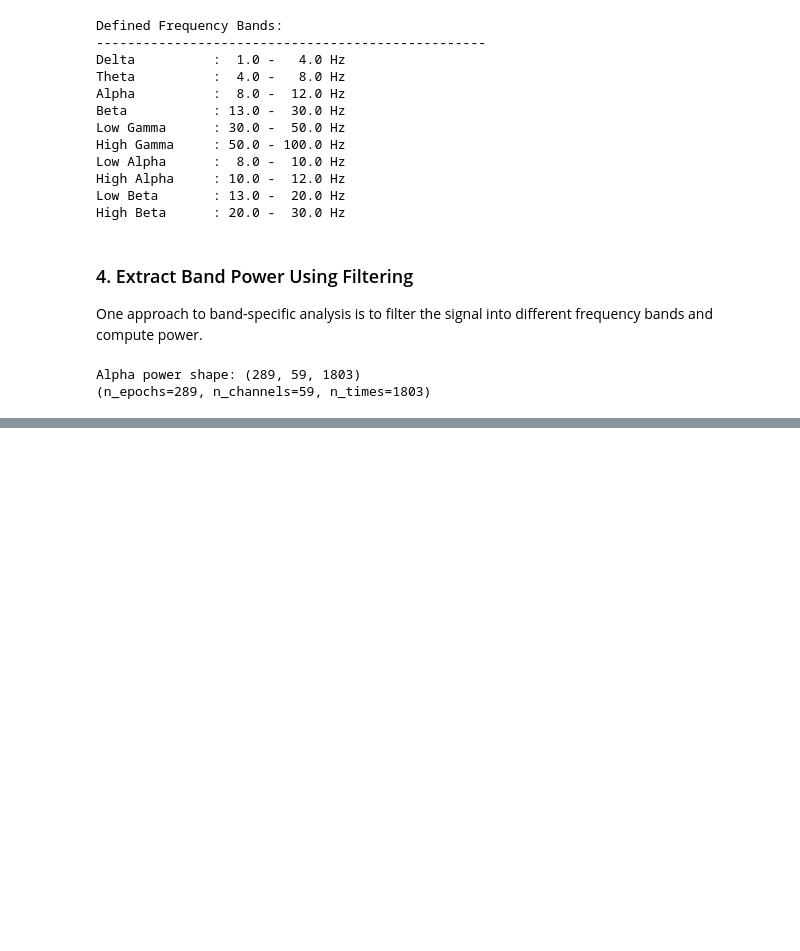
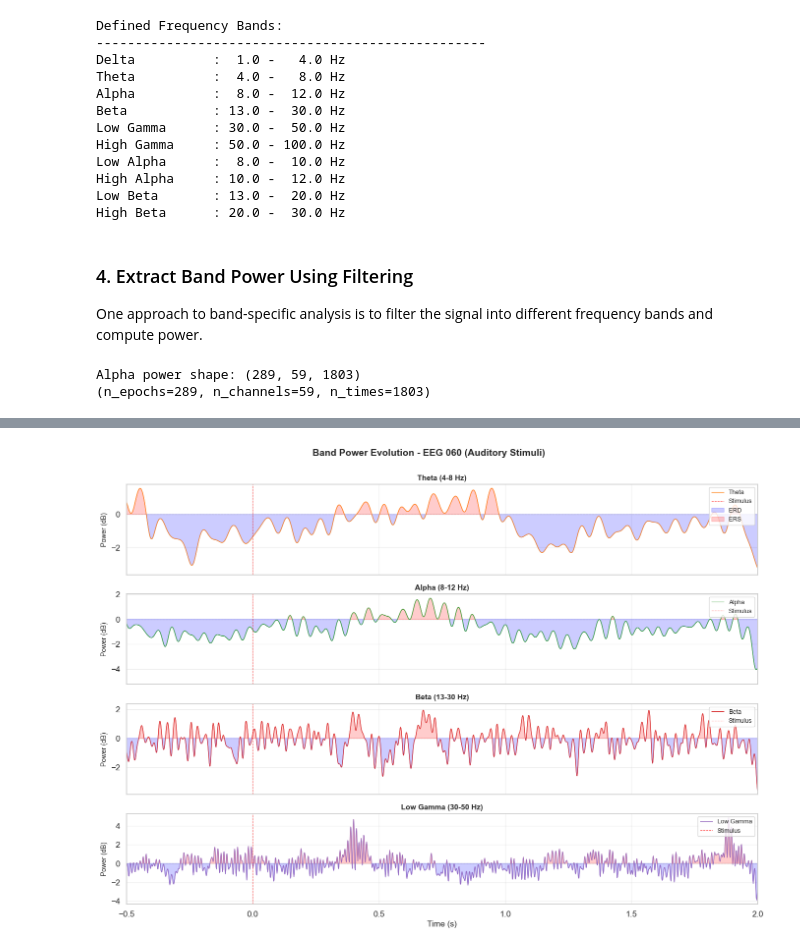
Before and after one commit to yibeisita/neuro-ai-playground, a Jupyter notebook: tutorials/04_frequency_domain/02_oscillatory_analysis.ipynb, the cells around one changed output, grey strips where cells are left out. Cells and saved outputs as stored; diff of their text form; code cells hidden in the pictures; blank space fills up the shorter version.

```diff
--- a/tutorials/04_frequency_domain/02_oscillatory_analysis.ipynb
+++ b/tutorials/04_frequency_domain/02_oscillatory_analysis.ipynb
@@ -231,0 +251,53 @@ Alpha power shape: (289, 59, 1803)
+# %%
+# Main bands to visualize
+main_bands = ['Theta', 'Alpha', 'Beta', 'Low Gamma']
+# %%
+# Select an occipital channel (strong alpha)
+channel = 'EEG 060'  # Occipital
+channel_idx = epochs_aud.ch_names.index(channel)
+# %%
+# Compute band power for each band
+fig, axes = plt.subplots(len(main_bands), 1, figsize=(14, 10), sharex=True)
+
+for idx, band_name in enumerate(main_bands):
+    fmin, fmax = BANDS[band_name]
+
+    # Compute band power
+    band_power = compute_band_power(epochs_aud, band_name, fmin, fmax)
+
+    # Average across epochs for this channel
+    power_avg = band_power[:, channel_idx, :].mean(axis=0)
+    power_sem = band_power[:, channel_idx, :].std(axis=0) / np.sqrt(len(epochs_aud))
+
+    # Convert to baseline-corrected dB
+    baseline_mask = (epochs_aud.times >= -1.0) & (epochs_aud.times < -0.5)
+    baseline_power = power_avg[baseline_mask].mean()
+    power_db = 10 * np.log10(power_avg / baseline_power)
+
+    # Plot
+    ax = axes[idx]
+    ax.plot(epochs_aud.times, power_db, linewidth=0.8, color=BAND_COLORS[band_name], label=band_name)
+    ax.fill_between(epochs_aud.times, power_db - power_sem, power_db + power_sem, alpha=0.3, color=BAND_COLORS[band_name])
+
+    # Markers
+    ax.axvline(0, color='red', linestyle='--', linewidth=0.8, alpha=0.7, label='Stimulus')
+    ax.axhline(0, color='gray', linestyle=':', linewidth=0.8, alpha=0.5)
+
+    # Shade ERD/ERS regions
+    ax.fill_between(epochs_aud.times, 0, power_db, where=(power_db < 0), alpha=0.2, color='blue', label='ERD' if idx == 0 else '')
+    ax.fill_between(epochs_aud.times, 0, power_db, where=(power_db > 0), alpha=0.2, color='red', label='ERS' if idx == 0 else '')
+
+    # Formatting
+    ax.set_ylabel('Power (dB)', fontsize=10)
+    ax.set_title(f'{band_name} ({fmin}-{fmax} Hz)', fontsize=11, fontweight='bold')
+    ax.grid(alpha=0.3)
+    ax.legend(loc='upper right', fontsize=9)
+    ax.set_xlim([-0.5, 2.0])
+
+axes[-1].set_xlabel('Time (s)', fontsize=12)
+
+plt.suptitle(f'Band Power Evolution - {channel} (Auditory Stimuli)', fontsize=14, fontweight='bold', y=0.995)
+plt.tight_layout()
+plt.show()
+# %% [output]
+[figure, added]
```
Also changed, not shown: parts of 38 cells of this notebook, 1 other file.
